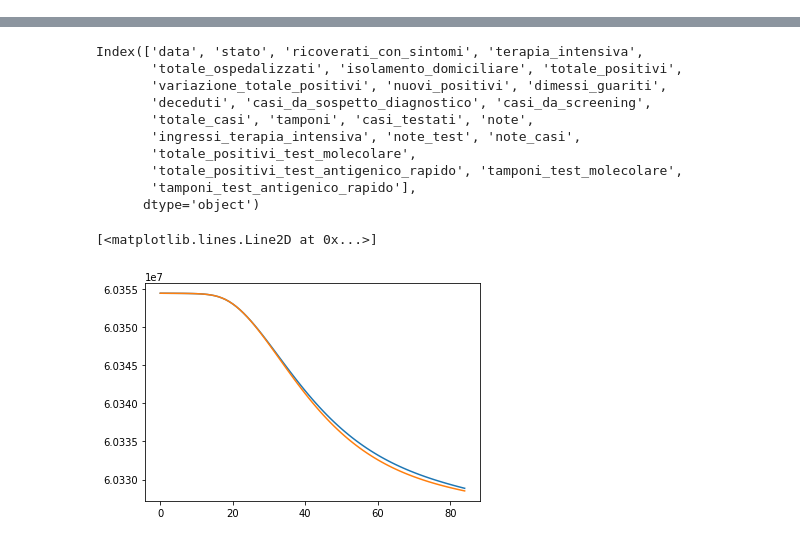
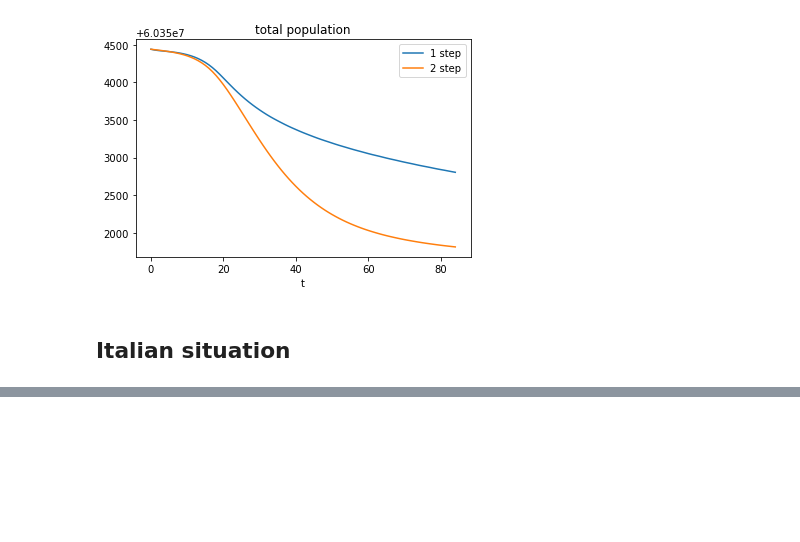
Before and after one commit to giuliacampesan/LDEProject, a Jupyter notebook: LDE_Project.ipynb, the cells around one changed output, grey strips where cells are left out. Cells and saved outputs as stored; diff of their text form; code cells hidden in the pictures; blank space fills up the shorter version.

```diff
--- a/LDE_Project.ipynb
+++ b/LDE_Project.ipynb
@@ -267,3 +102,18 @@ for i,(col,col2) in enumerate(zip(x, x2)):
+# %%
+# total population plot
+N = N0*(S+E+I+R+H)
+N2 = N0*(S2+E2+I2+R2+H2)
+
+plt.plot(t,N,label='1 step')
+plt.plot(t,N2,label='2 step')
+plt.title('total population')
+plt.xlabel('t')
+plt.legend()
+plt.show()
+# %% [output]
+[figure, added]
+# %% [markdown]
+## Italian situation
 # %%
 f = open('Data/covid_data_dpc.json')
 raw_data = json.load(f)
@@ -281,28 +131,9 @@ df.head()
 5 rows × 24 columns
 # %%
 # columns names
-df.columns
+#df.columns
-# %% [output]
-Index(['data', 'stato', 'ricoverati_con_sintomi', 'terapia_intensiva',
-       'totale_ospedalizzati', 'isolamento_domiciliare', 'totale_positivi',
-       'variazione_totale_positivi', 'nuovi_positivi', 'dimessi_guariti',
-       'deceduti', 'casi_da_sospetto_diagnostico', 'casi_da_screening',
-       'totale_casi', 'tamponi', 'casi_testati', 'note',
-       'ingressi_terapia_intensiva', 'note_test', 'note_casi',
-       'totale_positivi_test_molecolare',
-       'totale_positivi_test_antigenico_rapido', 'tamponi_test_molecolare',
-       'tamponi_test_antigenico_rapido'],
-      dtype='object')
 # %%
 # dataframe with reduced dates
 # from 24/02 to 18/05
 df_red = df.loc[0:84]
-# %%
-N = N0*(S+E+I+R+H)
-N2 = N0*(S2+E2+I2+R2+H2)
-plt.plot(t,N)
-plt.plot(t,N2)
-# %% [output]
-[<matplotlib.lines.Line2D at 0x...>]
-[figure, removed]
 # %%
```
Also changed, not shown: parts of 40 cells of this notebook.
